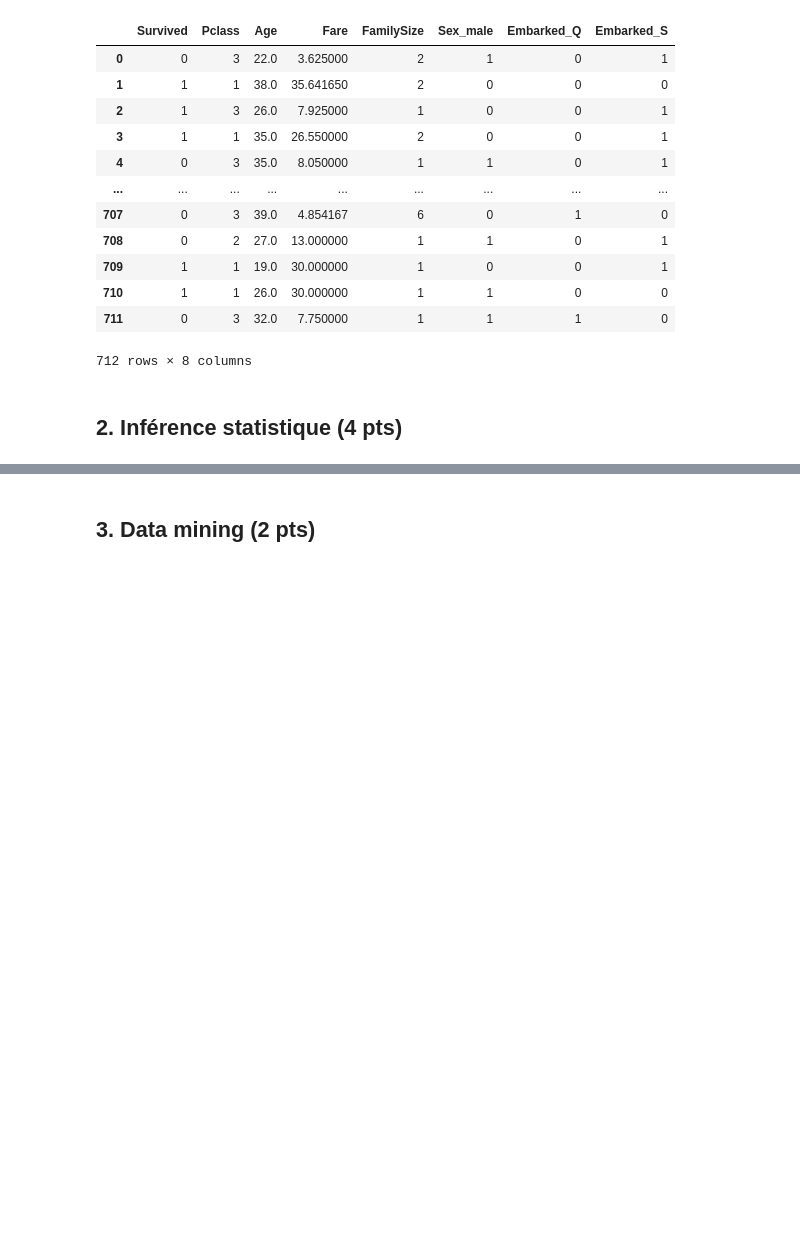
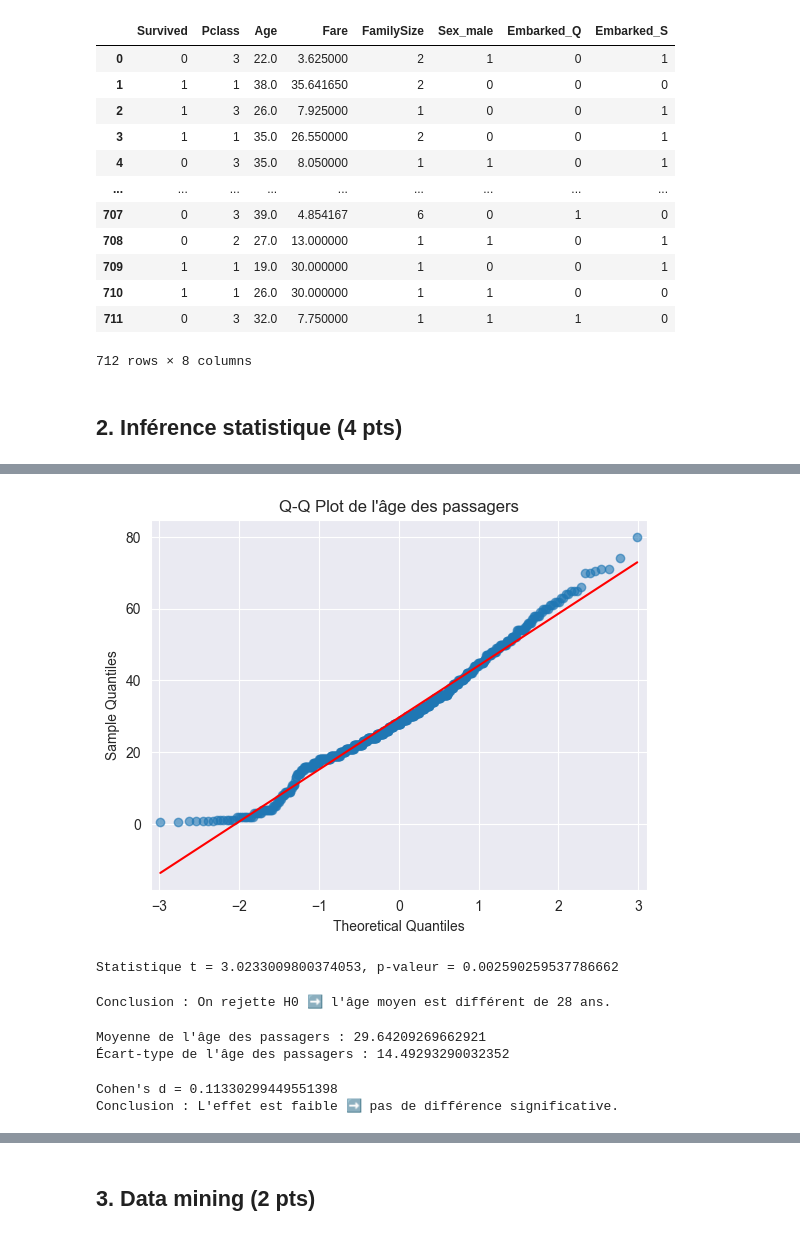
Before and after one commit to cutiips/TheBancalRepo, a Jupyter notebook: No11_LudovicMarquis_JonathanCurty.ipynb, the cells around one changed output, grey strips where cells are left out. Saved outputs shown, nothing was run; the diff lists cells and outputs as text; code cells hidden in the pictures; blank space fills up the shorter version.

Commit message:
refactor: corrections des parties de texte, nettoyage du texte et refactor du code (séparation des graphs / responsabilités) et ajout d'une mise en page

```diff
--- a/No11_LudovicMarquis_JonathanCurty.ipynb
+++ b/No11_LudovicMarquis_JonathanCurty.ipynb
@@ -168 +187,41 @@ Source Insee : https://www.insee.fr/fr/statistiques/1906664?sommaire=1906743
+# %%
+# 2. Vérification de la normalité avec un Q-Q plot
+sm.qqplot(data_clean["Age"], line='s', marker='o', alpha=0.6)
+plt.title("Q-Q Plot de l'âge des passagers")
+plt.show()
+# %% [output]
+[figure, added]
+# %%
+# 3. Test t pour une moyenne
+t_stat, p_value = ttest_1samp(data_clean["Age"], popmean=28)
+print(f"Statistique t = {t_stat}, p-valeur = {p_value}")
+# %% [output]
+Statistique t = 3.0233009800374053, p-valeur = 0.002590259537786662
+# %%
+# 4. Décision
+alpha = 0.05
+if p_value < alpha:
+    print("Conclusion : On rejette H0 ➡️ l'âge moyen est différent de 28 ans.")
+else:
+    print("Conclusion : On ne rejette pas H0 ➡️ pas de différence significative.")
+# %% [output]
+Conclusion : On rejette H0 ➡️ l'âge moyen est différent de 28 ans.
+# %%
+# 5. Calcul de la moyenne et de l'écart-type
+mean_age = data_clean["Age"].mean()
+std_age = data_clean["Age"].std()
+print(f"Moyenne de l'âge des passagers : {mean_age}")
+print(f"Écart-type de l'âge des passagers : {std_age}")
+# %% [output]
+Moyenne de l'âge des passagers : 29.64209269662921
+Écart-type de l'âge des passagers : 14.49293290032352
+# %%
+# 6. Taille de l'effet : Cohen's d
+cohen_d = (mean_age - 28) / std_age
+print(f"Cohen's d = {cohen_d}")
+
+print("Conclusion : L'effet est faible ➡️ pas de différence significative.")
+# %% [output]
+Cohen's d = 0.11330299449551398
+Conclusion : L'effet est faible ➡️ pas de différence significative.
 # %%
```
Also changed, not shown: parts of 32 cells of this notebook.
